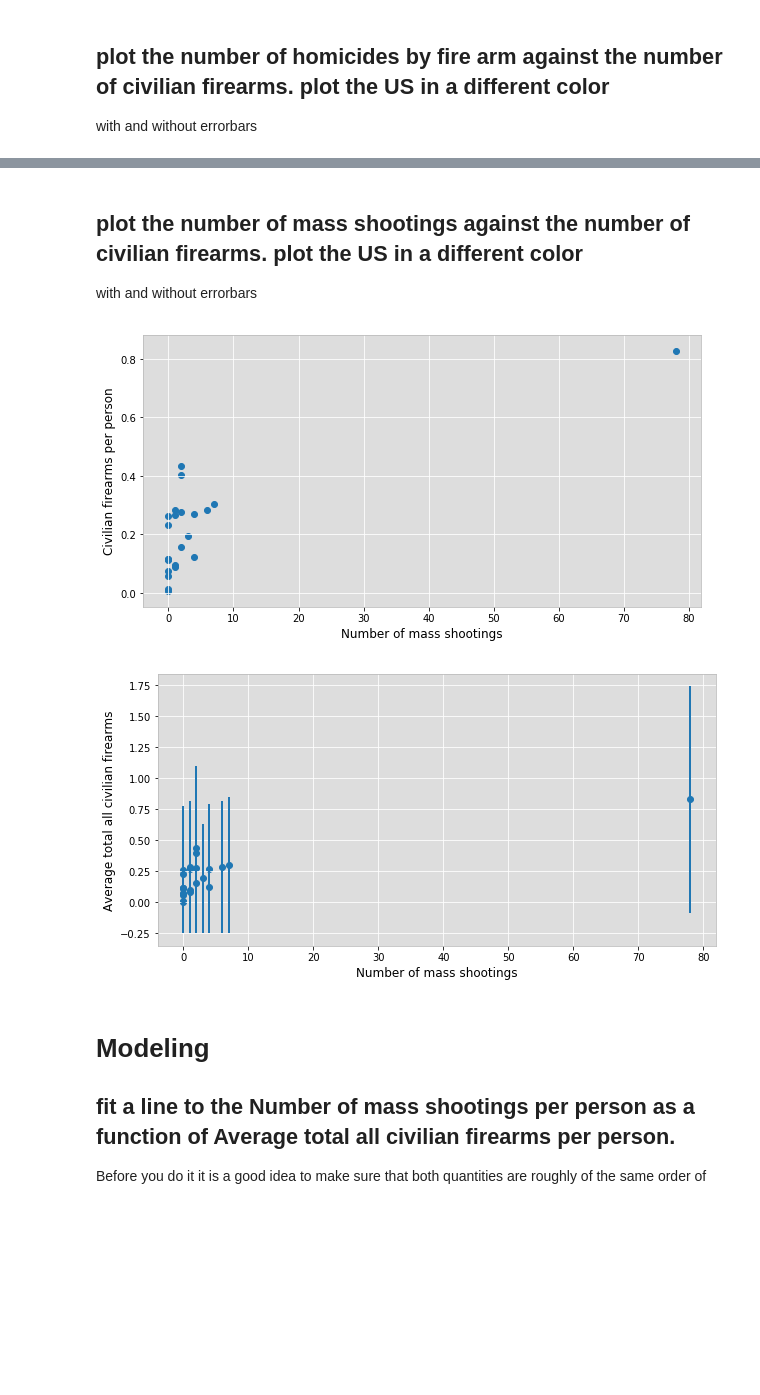
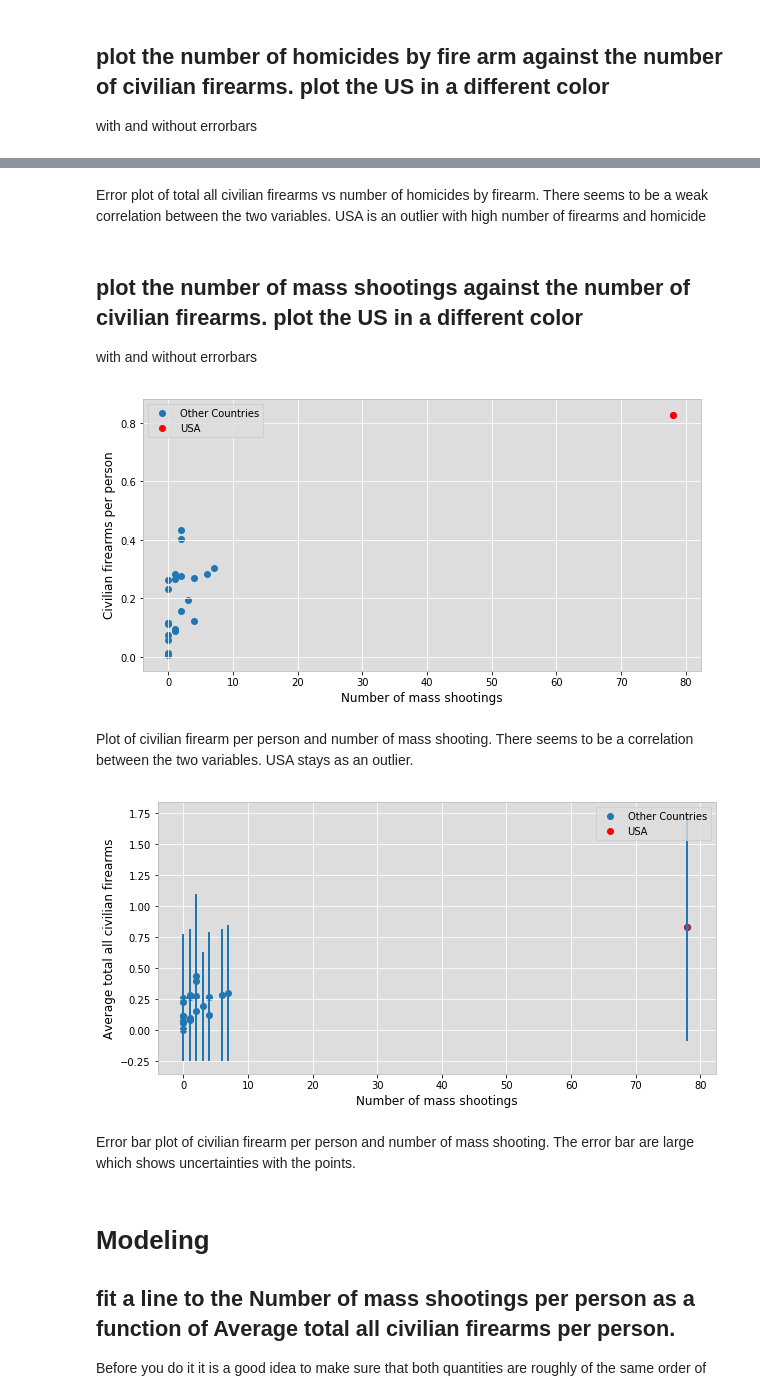
Before and after one commit to varinaldi/PUI2018_var287, a Jupyter notebook: HW9_var287/HW9_3_var287.ipynb, the cells around one changed output, grey strips where cells are left out. Saved outputs shown, nothing was run; the diff lists cells and outputs as text; code cells hidden in the pictures; blank space fills up the shorter version.

```diff
--- a/HW9_var287/HW9_3_var287.ipynb
+++ b/HW9_var287/HW9_3_var287.ipynb
@@ -329,3 +346,5 @@ pl.show()
+# %% [markdown]
+Error plot of total all civilian firearms vs number of homicides by firearm. There seems to be a weak correlation between the two variables. USA is an outlier with high number of firearms and homicide
 # %% [markdown]
 ## plot the number of  mass shootings against the number of civilian firearms. plot the  US in a different color
 with and without errorbars
@@ -333,27 +352,38 @@ with and without errorbars
 fig = pl.figure(figsize=(10,5))
 
 ax = fig.add_subplot(111)
-pl.scatter( df_['Number of mass shootings'] , df_['Average total all civilian firearms']/df_['pop'])
+pl.scatter( df_['Number of mass shootings'] , df_['Average total all civilian firearms']/df_['pop'], label = 'Other Countries')
+pl.scatter( usa['Number of mass shootings'] ,  usa['Average total all civilian firearms']/usa['pop'], color = 'red', label = 'USA' )
+
 ax.set_xlabel("Number of mass shootings")
 ax.set_ylabel("Civilian firearms per person")
+
 #ax.set_xlim()
+pl.legend()
 pl.show()
 # %% [output]
-[figure, old version]
+[figure, new version]
+# %% [markdown]
+Plot of civilian firearm per person and number of mass shooting. There seems to be a correlation between the two variables. USA stays as an outlier.
 # %%
 fig = pl.figure(figsize=(10,5))
 
 ax = fig.add_subplot(111)
-scatter = pl.scatter( df_['Number of mass shootings'] ,  df_['Average total all civilian firearms']/df_['pop'])
+scatter = pl.scatter( df_['Number of mass shootings'] ,  df_['Average total all civilian firearms']/df_['pop'], label = 'Other Countries')
 ax.errorbar(df_['Number of mass shootings'], df_['Average total all civilian firearms']/df_['pop'],
             yerr = np.sqrt(df_['Average total all civilian firearms']/df_['pop'] * 1.0), fmt = '.')
+pl.scatter( usa['Number of mass shootings'] ,  usa['Average total all civilian firearms']/usa['pop'], color = 'red', label = 'USA' )
 
 ax.set_xlabel("Number of mass shootings")
 ax.set_ylabel("Average total all civilian firearms")
 
+pl.legend()
+
 pl.show()
 # %% [output]
-[figure, old version]
+[figure, new version]
+# %% [markdown]
+Error bar plot of civilian firearm per person and number of mass shooting. The error bar are large which shows uncertainties with the points.
 # %% [markdown]
 # Modeling
 
```
Also changed, not shown: parts of 16 cells of this notebook, 2 other files.
